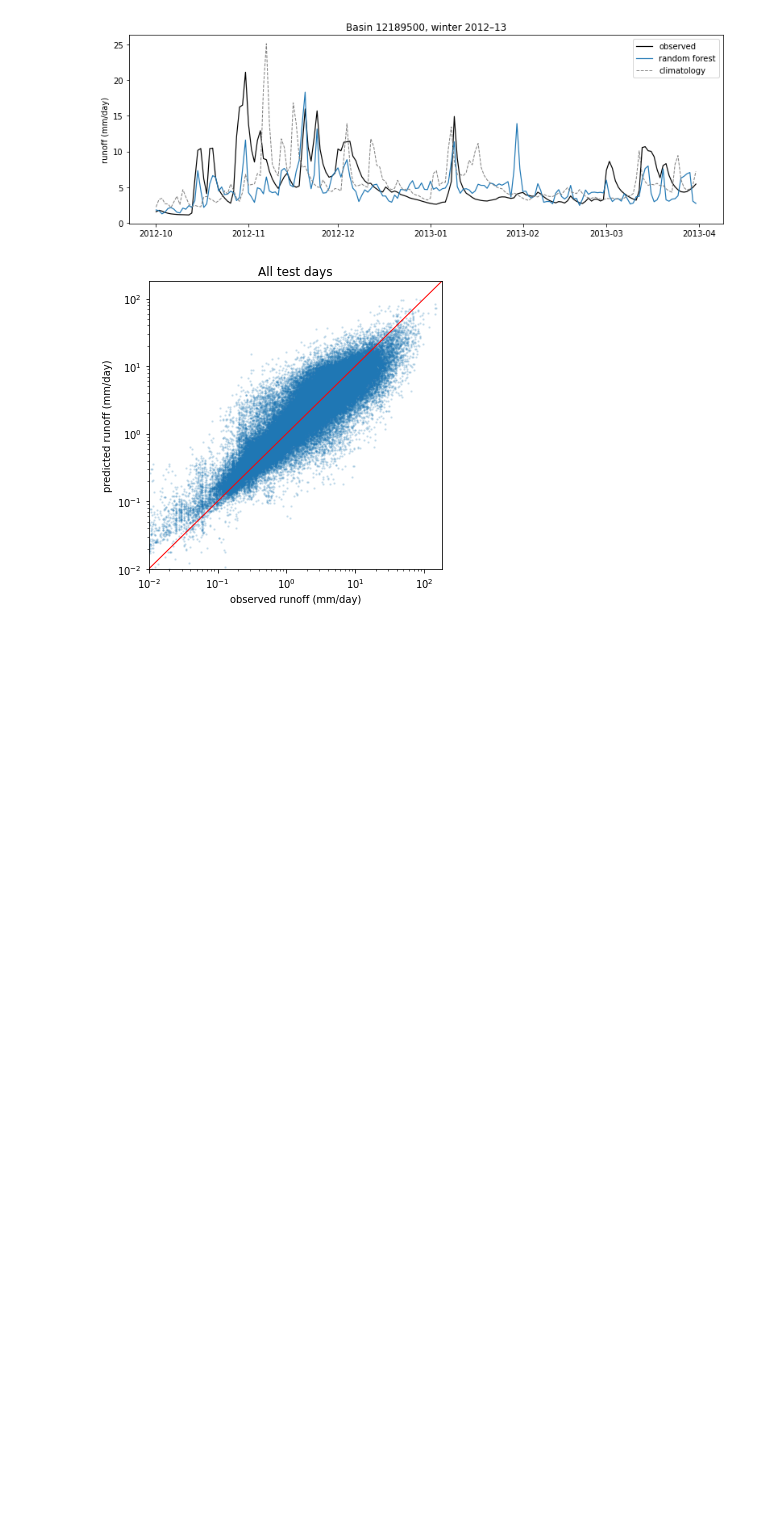
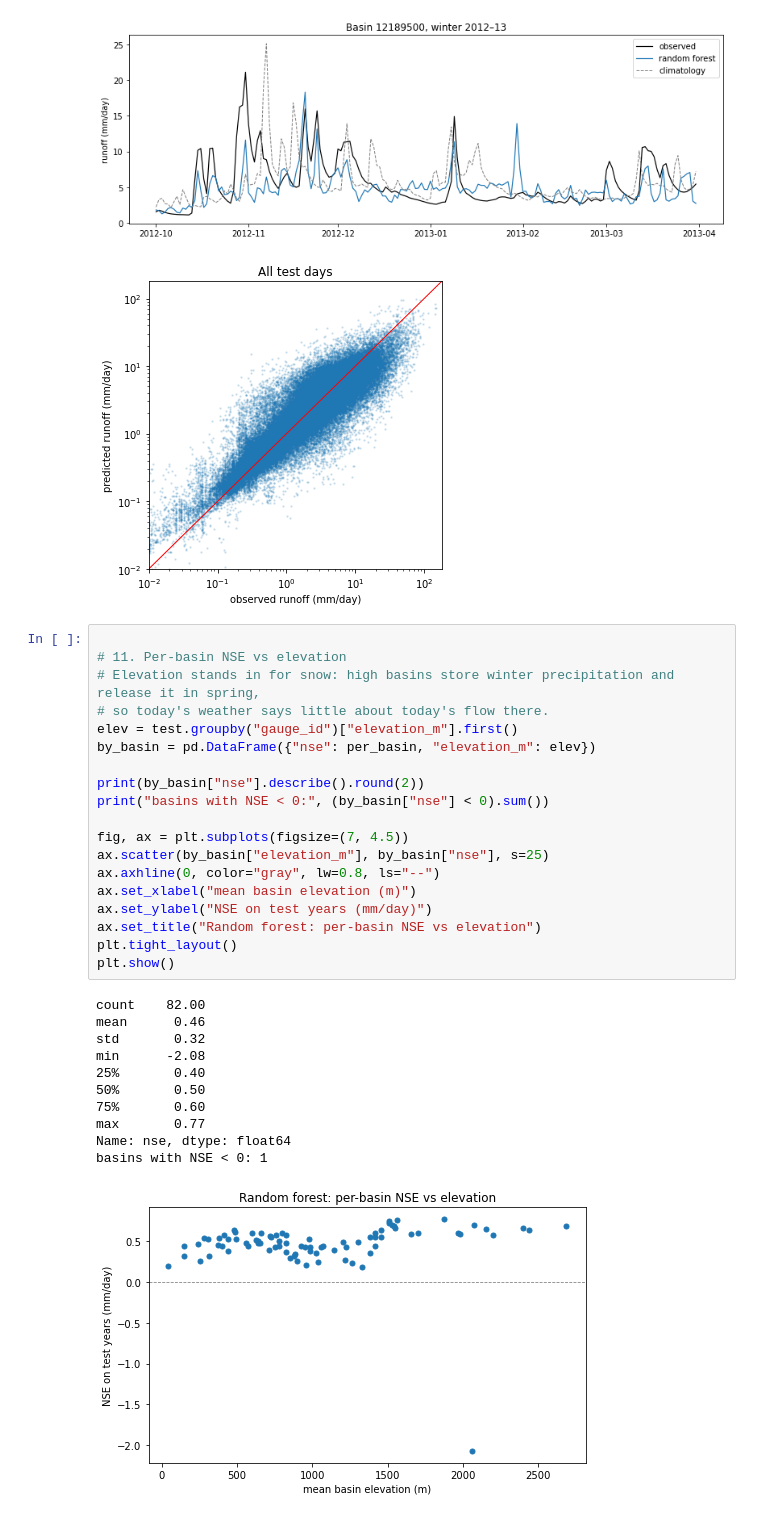
Before and after one commit to Dartmouth-ML-Team-3/streamflow-prediction, a Jupyter notebook: random_forest_model/random_forest.ipynb, the cells around one changed output. Cells and saved outputs as stored; diff of their text form; blank space fills up the shorter version.

Commit message:
Random forest: per-basin NSE vs elevation; rewrite summary

```diff
--- a/random_forest_model/random_forest.ipynb
+++ b/random_forest_model/random_forest.ipynb
@@ -197,6 +197,37 @@ plt.show()
 basin 12189500 NSE 0.49
 [figure]
 [figure]
+# %%
+
+# 11. Per-basin NSE vs elevation
+# Elevation stands in for snow: high basins store winter precipitation and release it in spring,
+# so today's weather says little about today's flow there.
+elev = test.groupby("gauge_id")["elevation_m"].first()
+by_basin = pd.DataFrame({"nse": per_basin, "elevation_m": elev})
+
+print(by_basin["nse"].describe().round(2))
+print("basins with NSE < 0:", (by_basin["nse"] < 0).sum())
+
+fig, ax = plt.subplots(figsize=(7, 4.5))
+ax.scatter(by_basin["elevation_m"], by_basin["nse"], s=25)
+ax.axhline(0, color="gray", lw=0.8, ls="--")
+ax.set_xlabel("mean basin elevation (m)")
+ax.set_ylabel("NSE on test years (mm/day)")
+ax.set_title("Random forest: per-basin NSE vs elevation")
+plt.tight_layout()
+plt.show()
+# %% [output]
+count    82.00
+mean      0.46
+std       0.32
+min      -2.08
+25%       0.40
+50%       0.50
+75%       0.60
+max       0.77
+Name: nse, dtype: float64
+basins with NSE < 0: 1
+[figure, added]
 # %% [markdown]
 ## Summary
 
```
Also changed, not shown: parts of 1 cell of this notebook, 1 other file.
